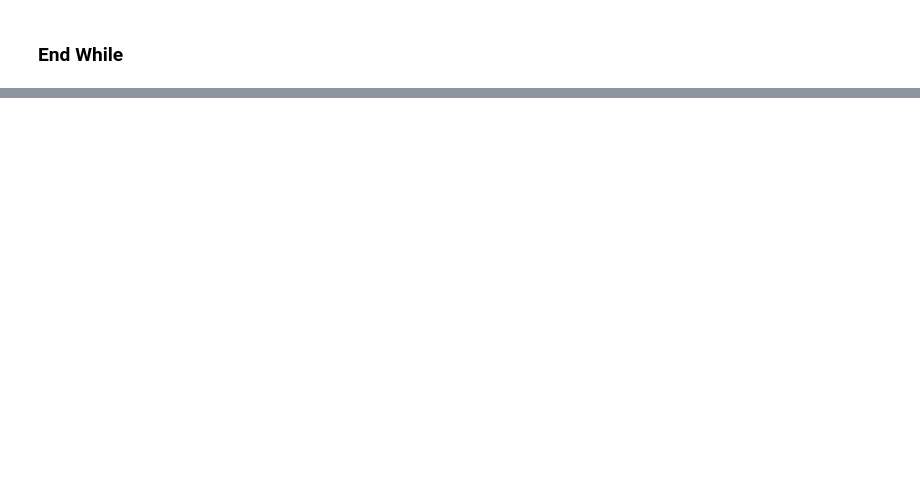
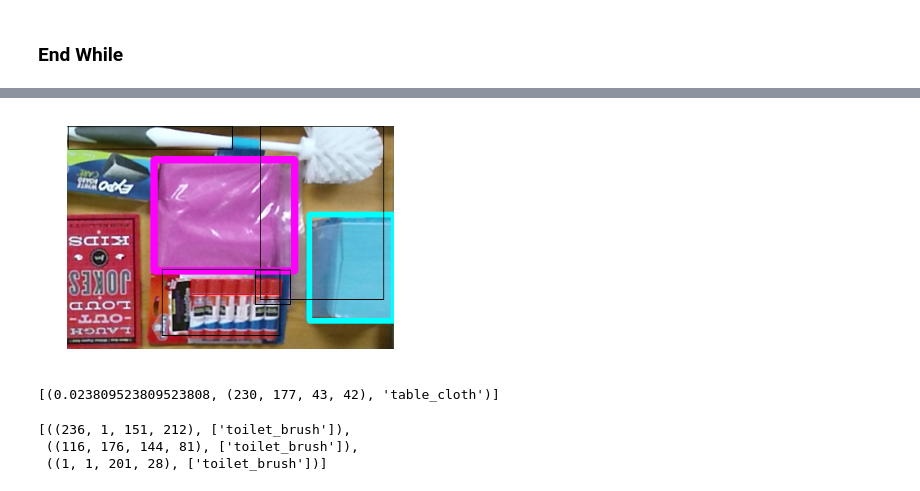
Before and after one commit to ecervera/Baxter-Vision, a Jupyter notebook: 10 Bin Segmentation by Texture and Color.ipynb, the cells around one changed output, grey strips where cells are left out. Drawn from its saved outputs; the diff is of its cells as text; code cells hidden in the pictures; blank space fills up the shorter version.

```diff
--- a/10 Bin Segmentation by Texture and Color.ipynb
+++ b/10 Bin Segmentation by Texture and Color.ipynb
@@ -214,0 +286,2 @@ weights
+# %%
+bbox_ok = [(p[0][0],p[0][1],w[0][0],w[0][1]) for p,w in zip(positions,weights) if len(w)==1]
@@ -214,0 +298,6 @@ weights
+# %%
+best_bbox = []
+for it in items:
+    bbox_it = sorted([bb for bb in bbox_ok if bb[3]==it],key=lambda x:x[2],reverse=True)
+    if bbox_it:
+        best_bbox.append(bbox_it[0])
@@ -214,0 +310,5 @@ weights
+# %%
+it_col = {'table_cloth':(255,0,255),'tissue_box':(0,255,255),'glue_sticks':(255,0,0),'toilet_brush':(255,255,0)}
+# %%
+new_pos = [p for p, w in zip(positions,weights) if len(w)>1]
+new_wgt = [w for w in weights if len(w)>1]
@@ -214,0 +332,12 @@ weights
+# %%
+image_disp = image_bin.copy()
+for bb in best_bbox:
+        x, y, w, h = bb[1]
+        cv2.rectangle(image_disp,(x,y),(x+w,y+h),it_col[bb[3]],int(20*bb[2]))
+for p in new_pos:
+    for a, bb in p:
+        x, y, w, h = bb
+        cv2.rectangle(image_disp,(x,y),(x+w,y+h),(0,0,0),1)
+plt.imshow(image_disp); plt.axis('off');
+# %% [output]
+[figure, added]
@@ -214,0 +377,10 @@ weights
+# %%
+other_bbox
+# %% [output]
+[(0.023809523809523808, (230, 177, 43, 42), 'table_cloth')]
+# %%
+unknw_bbox
+# %% [output]
+[((236, 1, 151, 212), ['toilet_brush']),
+ ((116, 176, 144, 81), ['toilet_brush']),
+ ((1, 1, 201, 28), ['toilet_brush'])]
```
Also changed, not shown: parts of 32 cells of this notebook, 4 other files.
